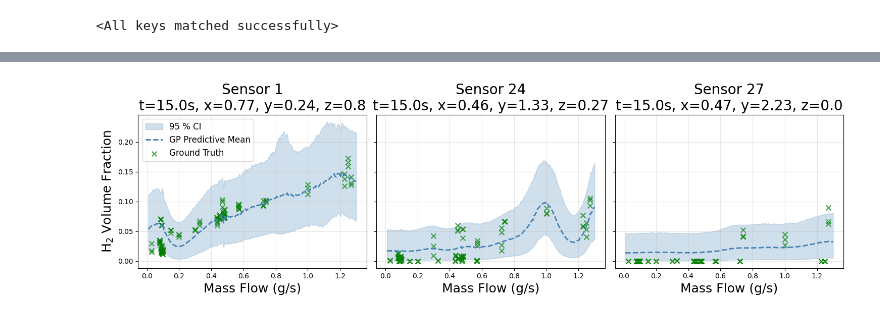
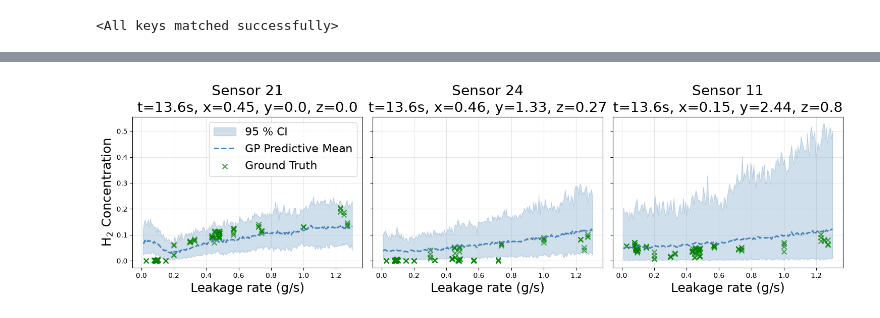
Before and after one commit to nicmig/H2-dispersion-model, a Jupyter notebook: kernel_analysis.ipynb, the cells around one changed output, grey strips where cells are left out. Saved outputs shown, nothing was run; the diff lists cells and outputs as text; code cells hidden in the pictures.

```diff
--- a/kernel_analysis.ipynb
+++ b/kernel_analysis.ipynb
@@ -713,18 +120,0 @@ covar_module.kernels.9.raw_outputscale_constraint.upper_bound → inf
-# %%
-# 1. Load model + checkpoint
-device = 'cpu'
-model_beta, likelihood_beta, checkpoint_beta = load_model('models/approximate_indvAdditive_svgp_rbf_4000_beta_two_modes_300_lr8e-3.pth_best', device=device)
-
-# 2. Load test data (must be the same unified CSV used for training)
-df = pd.read_csv('data/unified_raw_two_modes.csv')
-df_test = df[df['split'] == 'test']
-
-# 3. Evaluate
-metrics = evaluate_gp_model(
-    model=model_beta,
-    likelihood=likelihood_beta,
-    df_test=df_test,
-    device=device,
-    x_scaler=checkpoint_beta.get('x_scaler'),
-    y_scaler=checkpoint_beta.get('y_scaler')
-)
@@ -742,16 +122,11 @@ Test Metrics:
 x_scaler = checkpoint_beta.get('x_scaler')   # StandardScaler or None
 y_scaler = checkpoint_beta.get('y_scaler')   # StandardScaler or None
 # %%
-import torch
-import numpy as np
-import matplotlib.pyplot as plt
-import gpytorch
-
 # --- Three fixed positions ---------------------------------------------------
 positions = [
-    {'time': 15.0, 'x': 0.77, 'y': 0.24, 'z': 0.80, 'label': 'Sensor 1'},
-    {'time': 15.0, 'x': 0.46, 'y': 1.33, 'z': 0.27, 'label': 'Sensor 24'},
-    {'time': 15.0, 'x': 0.47, 'y': 2.23, 'z': 0.00, 'label': 'Sensor 27'},
+    {'time': 13.6, 'x': 0.45, 'y': 0.00 , 'z': 0.00, 'label': 'Sensor 21'},
+    {'time': 13.6, 'x': 0.46, 'y': 1.33, 'z': 0.27, 'label': 'Sensor 24'},
+    {'time': 13.6 , 'x': 0.15, 'y': 2.44 , 'z': 0.8, 'label': 'Sensor 11'},
 ]
 
 mass_flow_grid = np.linspace(0.01, 1.30, 200)
@@ -765,7 +140,7 @@ for ax, pos in zip(axes, positions):
         np.full_like(mass_flow_grid, pos['time']),
         mass_flow_grid,
         np.full_like(mass_flow_grid, pos['x']),
-        np.full_like(mass_flow_grid, pos['y']),
+        np.full_like(mass_flow_grid, pos['y'] ),
         np.full_like(mass_flow_grid, pos['z']),
     ])
 
@@ -780,23 +155,12 @@ for ax, pos in zip(axes, positions):
     model_beta.eval()
     likelihood_beta.eval()
     with torch.no_grad():
-        pred = likelihood_beta(model_beta(X_grid))
-        pred_mean = pred.mean
-        if pred_mean.dim() == 2:
-            pred_mean = pred_mean.mean(dim=0)
-        if hasattr(pred, 'confidence_region'):
-            lower, upper = pred.confidence_region()
-            lower = lower.cpu().numpy()
-            upper = upper.cpu().numpy()
-        else:
-            # Beta (and other torch distributions): use 2.5% and 97.5% quantiles
-            # MC sample from the Beta predictive distribution
-            n_samples = 5000
-            samples = pred.sample(torch.Size([n_samples]))
-            if samples.dim() == 3:
-                samples = samples.reshape(-1, samples.shape[-1])
-            lower = torch.quantile(samples, 0.025, dim=0).cpu().numpy().ravel()
-            upper = torch.quantile(samples, 0.975, dim=0).cpu().numpy().ravel()
+        with gpytorch.settings.num_likelihood_samples(100):
+            pred_dist = likelihood_beta(model_beta(X_grid))
+            obs = pred_dist.sample()
+            pred_mean = obs.mean(dim=0)
+            lower = torch.quantile(obs, 0.025, dim=0).cpu().numpy().ravel()
+            upper = torch.quantile(obs, 0.975, dim=0).cpu().numpy().ravel()
 
     is_beta = isinstance(likelihood_beta, gpytorch.likelihoods.BetaLikelihood)
     if not is_beta:
@@ -805,35 +169,35 @@ for ax, pos in zip(axes, positions):
             lower = np.exp(y_scaler.inverse_transform(lower.reshape(-1, 1))).ravel()
             upper = np.exp(y_scaler.inverse_transform(upper.reshape(-1, 1))).ravel()
         else:
             pred_mean = np.exp(pred_mean)
             lower = np.exp(lower)
             upper = np.exp(upper)
 
     # Ground truth
     tol = 0.01
     df_gt = df[
-        (np.abs(df['time'] - pos['time']) < 1.0) &
+        (np.abs(df['time_since_release'] - pos['time']) < 1.0) &
         (np.abs(df['x'] - pos['x']) < tol) &
         (np.abs(df['y'] - pos['y']) < tol) &
         (np.abs(df['z'] - pos['z']) < tol)
     ].copy()
 
     # Plot
     ax.fill_between(mass_flow_grid.ravel(), lower, upper, color='steelblue', alpha=0.25,
                     label='95 % CI' if ax == axes[0] else '')
     ax.plot(mass_flow_grid, pred_mean, color='steelblue', linewidth=2,
             linestyle='--', label='GP Predictive Mean' if ax == axes[0] else '')
     ax.scatter(df_gt['mass_flow'], df_gt['h2_volume_fraction'],
                c='green', marker='x', s=50, alpha=0.7,
                label='Ground Truth' if ax == axes[0] else '')
 
-    ax.set_xlabel('Mass Flow (g/s)', fontsize=18)
+    ax.set_xlabel('Leakage rate (g/s)', fontsize=18)
     ax.set_title(f"{pos['label']}\nt={pos['time']}s, x={pos['x']}, y={pos['y']}, z={pos['z']}", fontsize=20)
     ax.grid(True, alpha=0.3)
 
-axes[0].set_ylabel('H$_2$ Volume Fraction', fontsize=18)
-axes[0].legend(loc='best', fontsize=12)
+axes[0].set_ylabel('H$_2$ Concentration', fontsize=18)
+axes[0].legend(loc='best', fontsize=16)
 plt.tight_layout()
 plt.show()
 # %% [output]
-[figure, old version]
+[figure, new version]
```
Also changed, not shown: parts of 39 cells of this notebook, 6 other files.
